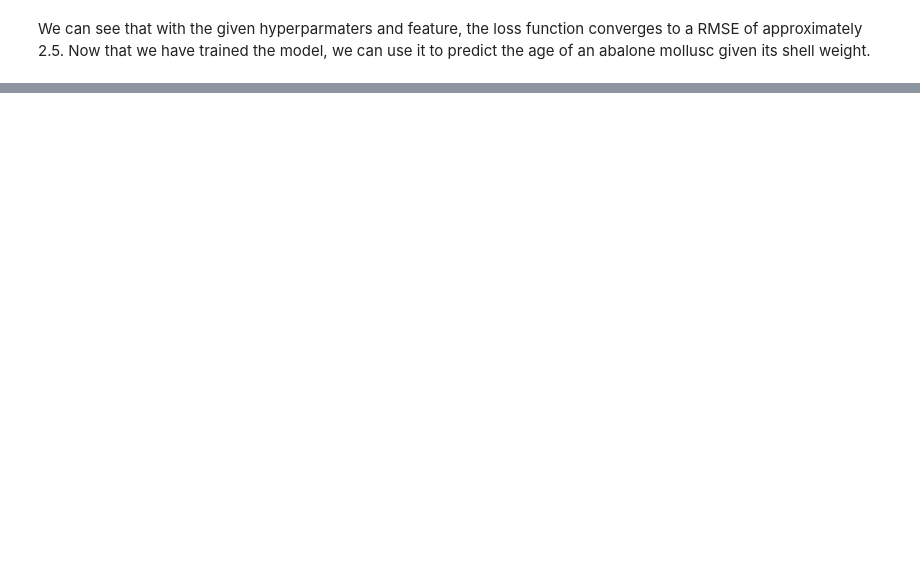
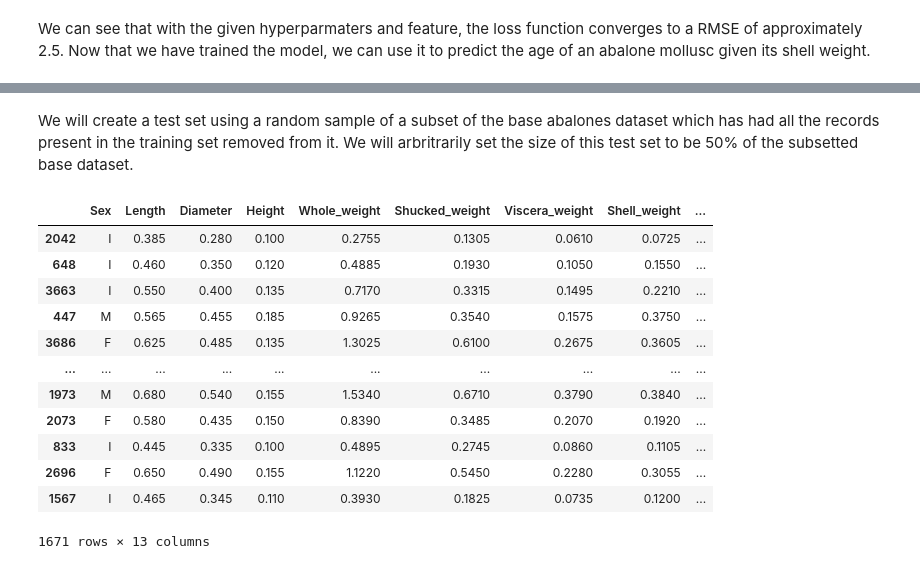
Before and after one commit to ChrisSoderberg-ONS/ml-practice, a Jupyter notebook: tensorflow-ml.ipynb, the cells around one changed output, grey strips where cells are left out. Saved outputs shown, nothing was run; the diff lists cells and outputs as text; code cells hidden in the pictures; blank space fills up the shorter version.

```diff
--- a/tensorflow-ml.ipynb
+++ b/tensorflow-ml.ipynb
@@ -177,0 +212,20 @@ predict_from_random(base_model, abalones_df, "Shell_weight", 10)
+# %% [markdown]
+We will create a test set using a random sample of a subset of the base abalones dataset which has had all the records present in the training set removed from it. We will arbritrarily set the size of this test set to be 50% of the subsetted base dataset.
+# %%
+abalones_test_df = abalones_df.drop(abalones_train_df.index).sample(frac=0.5)
+
+abalones_test_df
+# %% [output]
+|  | Sex | Length | Diameter | Height | Whole_weight | Shucked_weight | Viscera_weight | Shell_weight | ... |
+| 2042 | I | 0.385 | 0.280 | 0.100 | 0.2755 | 0.1305 | 0.0610 | 0.0725 | ... |
+| 648 | I | 0.460 | 0.350 | 0.120 | 0.4885 | 0.1930 | 0.1050 | 0.1550 | ... |
+| 3663 | I | 0.550 | 0.400 | 0.135 | 0.7170 | 0.3315 | 0.1495 | 0.2210 | ... |
+| 447 | M | 0.565 | 0.455 | 0.185 | 0.9265 | 0.3540 | 0.1575 | 0.3750 | ... |
+| 3686 | F | 0.625 | 0.485 | 0.135 | 1.3025 | 0.6100 | 0.2675 | 0.3605 | ... |
+| ... | ... | ... | ... | ... | ... | ... | ... | ... | ... |
+| 1973 | M | 0.680 | 0.540 | 0.155 | 1.5340 | 0.6710 | 0.3790 | 0.3840 | ... |
+| 2073 | F | 0.580 | 0.435 | 0.150 | 0.8390 | 0.3485 | 0.2070 | 0.1920 | ... |
+| 833 | I | 0.445 | 0.335 | 0.100 | 0.4895 | 0.2745 | 0.0860 | 0.1105 | ... |
+| 2696 | F | 0.650 | 0.490 | 0.155 | 1.1220 | 0.5450 | 0.2280 | 0.3055 | ... |
+| 1567 | I | 0.465 | 0.345 | 0.110 | 0.3930 | 0.1825 | 0.0735 | 0.1200 | ... |
+1671 rows × 13 columns
```
Also changed, not shown: parts of 15 cells of this notebook, 1 other file.
